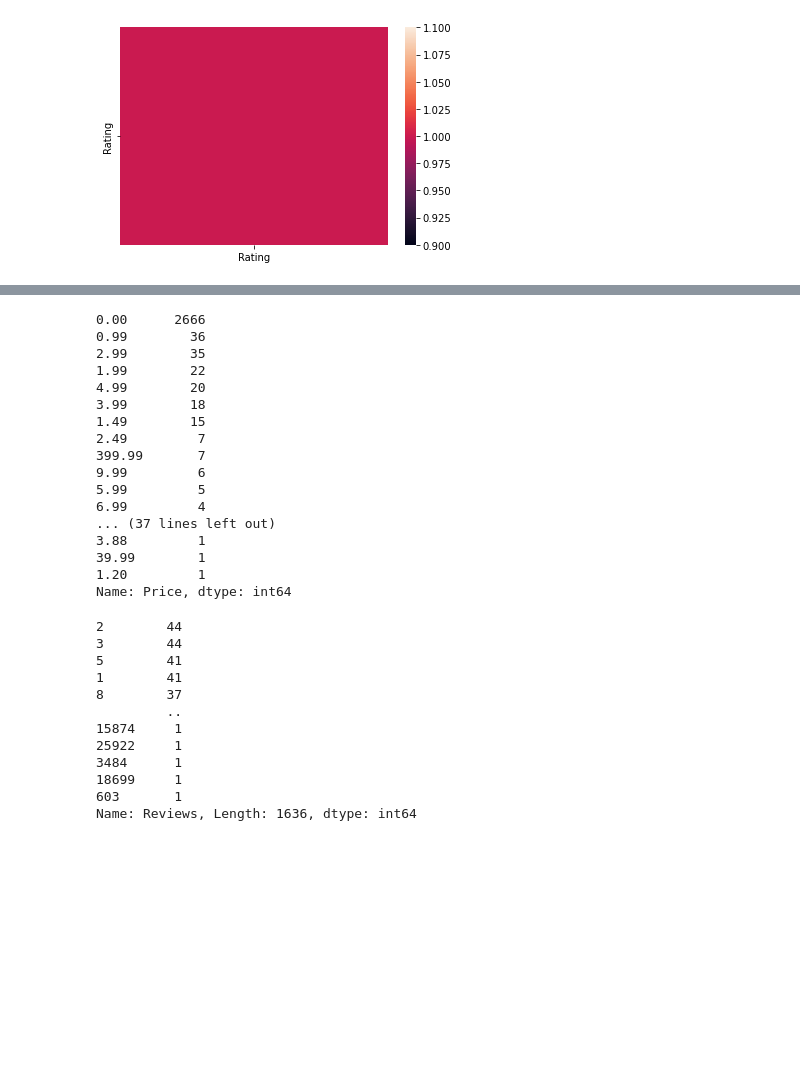
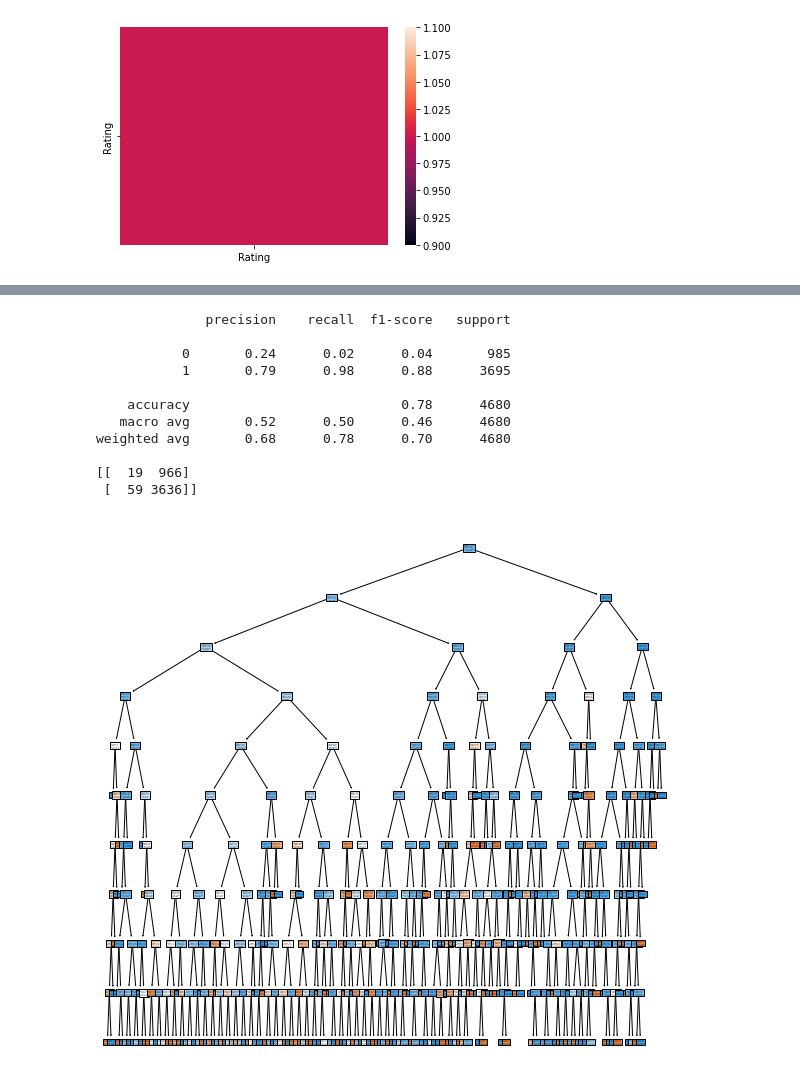
Before and after one commit to tosi-mosi/data-analysis, a Jupyter notebook: lab2.ipynb, the cells around one changed output, grey strips where cells are left out. Cells and saved outputs as stored; diff of their text form; code cells hidden in the pictures; blank space fills up the shorter version.

```diff
--- a/lab2.ipynb
+++ b/lab2.ipynb
@@ -133,35 +158,34 @@ relevant_data.describe()
-# %%
-relevant_data['Price'].value_counts()
-# %% [output]
-0.00      2666
-0.99        36
-2.99        35
-1.99        22
-4.99        20
-3.99        18
-1.49        15
-2.49         7
-399.99       7
-9.99         6
-5.99         5
-6.99         4
-... (37 lines left out)
-3.88         1
-39.99        1
-1.20         1
-Name: Price, dtype: int64
-# %%
-relevant_data['Reviews'].value_counts()
-# %% [output]
-2        44
-3        44
-5        41
-1        41
-8        37
-         ..
-15874     1
-25922     1
-3484      1
-18699     1
-603       1
-Name: Reviews, Length: 1636, dtype: int64
+# %%
+# relevant_data = pd.DataFrame(StandardScaler().fit_transform(relevant_data))
+# relevant_data.head()
+y = relevant_data['Rating']
+X = relevant_data.drop(['Rating'], axis=1)
+
+X_train, X_test, y_train, y_test = train_test_split(X, y, test_size = 0.5, random_state = 1)
+X_train = StandardScaler().fit_transform(X_train)
+X_test = StandardScaler().fit_transform(X_test)
+# %%
+# model = DecisionTreeClassifier(criterion='entropy')
+model = DecisionTreeClassifier(criterion='entropy', max_depth=10)
+model.fit(X_train, y_train)
+y_pred = model.predict(X_test)
+# %%
+print(classification_report(y_test, y_pred))
+print(confusion_matrix(y_test, y_pred))
+plt.figure(figsize = (10, 10))
+plot_tree(model, feature_names = list(relevant_data.columns.values.tolist()),
+          class_names = ["Good", "Bad"], filled = True)
+plt.show()
+# %% [output]
+              precision    recall  f1-score   support
+
+           0       0.24      0.02      0.04       985
+           1       0.79      0.98      0.88      3695
+
+    accuracy                           0.78      4680
+   macro avg       0.52      0.50      0.46      4680
+weighted avg       0.68      0.78      0.70      4680
+
+[[  19  966]
+ [  59 3636]]
+[figure, added]
```
Also changed, not shown: parts of 18 cells of this notebook, 1 other file.
